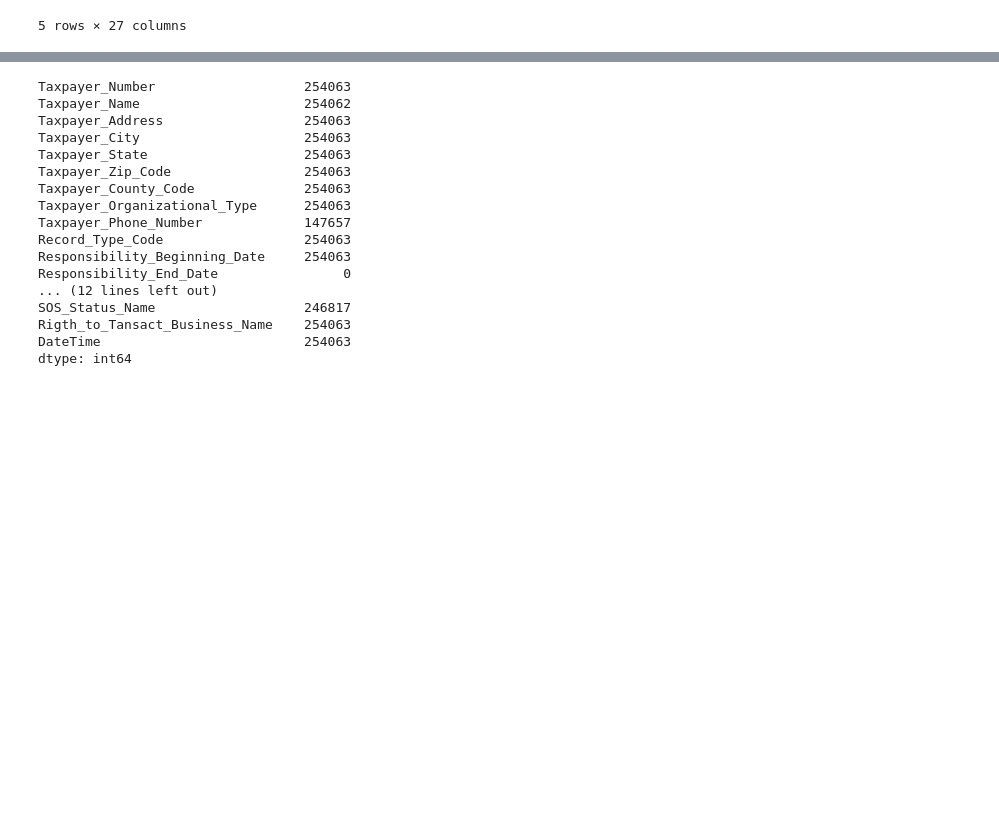
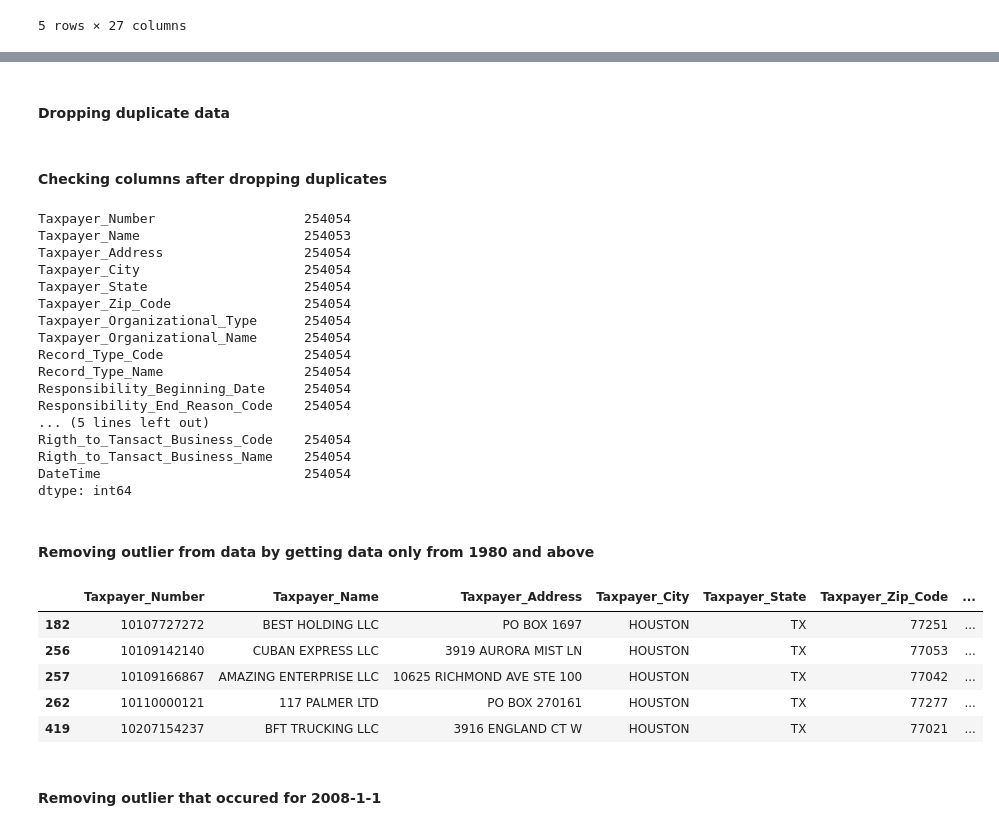
Before and after one commit to jmitterh/Project_3_Potential_Marketing, a Jupyter notebook: CRE_Marketing_Data/HoustonData.ipynb, the cells around one changed output, grey strips where cells are left out. Saved outputs shown, nothing was run; the diff lists cells and outputs as text; code cells hidden in the pictures; blank space fills up the shorter version.

```diff
--- a/CRE_Marketing_Data/HoustonData.ipynb
+++ b/CRE_Marketing_Data/HoustonData.ipynb
@@ -153,7 +86,7 @@ df_sales_tax_info_date.to_csv(formattedData, index = False)
 # %% [markdown]
 ## FTACT
 # %%
-df_franchise_tax_info = pdsql.read_sql("SELECT * FROM  franchise_tax_info WHERE Taxpayer_City = 'HOUSTON';",engine)
+df_franchise_tax_info = pdsql.read_sql("SELECT * FROM  franchise_tax_info WHERE Taxpayer_City = 'HOUSTON'AND Taxpayer_State = 'TX';",engine)
 df_franchise_tax_info.head()
 # %% [output]
 |  | Taxpayer_Number | Taxpayer_Name | Taxpayer_Address | Taxpayer_City | Taxpayer_State | Taxpayer_Zip_Code | ... |
@@ -193,25 +130,44 @@ df_franchise_tax_info.head()
 | 2 | 10105483688 | CYPRESS CREEK PERSONNEL SERVICES,... | 13131 CHAMPIONS DR STE 202 | HOUSTON | TX | 77069 | ... |
 | 3 | 10105495120 | LIL IKES, INC. | 7110 AVENUE C | HOUSTON | TX | 77011 | ... |
 | 4 | 10105517915 | WOOD GROUP USA, INC. | 17325 PARK ROW | HOUSTON | TX | 77084 | ... |
+# %% [markdown]
+#### Dropping duplicate data
 # %%
 df_franchise_tax_info = df_franchise_tax_info.drop_duplicates(subset='Taxpayer_Number', keep='first')
+# %% [markdown]
+#### Checking columns after dropping duplicates
 # %%
 df_franchise_tax_info.count()
 # %% [output]
-Taxpayer_Number                   254063
-Taxpayer_Name                     254062
-Taxpayer_Address                  254063
-Taxpayer_City                     254063
-Taxpayer_State                    254063
-Taxpayer_Zip_Code                 254063
-Taxpayer_County_Code              254063
-Taxpayer_Organizational_Type      254063
-Taxpayer_Phone_Number             147657
-Record_Type_Code                  254063
-Responsibility_Beginning_Date     254063
-Responsibility_End_Date                0
-... (12 lines left out)
-SOS_Status_Name                   246817
-Rigth_to_Tansact_Business_Name    254063
-DateTime                          254063
+Taxpayer_Number                   254054
+Taxpayer_Name                     254053
+Taxpayer_Address                  254054
+Taxpayer_City                     254054
+Taxpayer_State                    254054
+Taxpayer_Zip_Code                 254054
+Taxpayer_Organizational_Type      254054
+Taxpayer_Organizational_Name      254054
+Record_Type_Code                  254054
+Record_Type_Name                  254054
+Responsibility_Beginning_Date     254054
+Responsibility_End_Reason_Code    254054
+... (5 lines left out)
+Rigth_to_Tansact_Business_Code    254054
+Rigth_to_Tansact_Business_Name    254054
+DateTime                          254054
 dtype: int64
+# %% [markdown]
+#### Removing outlier from data by getting data only from 1980 and above
+# %%
+df_franchise_tax_info= df_franchise_tax_info[df_franchise_tax_info['Responsibility_Beginning_Date']>='1980-1-1']
+df_franchise_tax_info.sort_values(by=['Responsibility_Beginning_Date'])
+df_franchise_tax_info.head()
+# %% [output]
+|  | Taxpayer_Number | Taxpayer_Name | Taxpayer_Address | Taxpayer_City | Taxpayer_State | Taxpayer_Zip_Code | ... |
+| 182 | 10107727272 | BEST HOLDING LLC | PO BOX 1697 | HOUSTON | TX | 77251 | ... |
+| 256 | 10109142140 | CUBAN EXPRESS LLC | 3919 AURORA MIST LN | HOUSTON | TX | 77053 | ... |
+| 257 | 10109166867 | AMAZING ENTERPRISE LLC | 10625 RICHMOND AVE STE 100 | HOUSTON | TX | 77042 | ... |
+| 262 | 10110000121 | 117 PALMER LTD | PO BOX 270161 | HOUSTON | TX | 77277 | ... |
+| 419 | 10207154237 | BFT TRUCKING LLC | 3916 ENGLAND CT W | HOUSTON | TX | 77021 | ... |
+# %% [markdown]
+#### Removing outlier that occured for 2008-1-1
```
Also changed, not shown: parts of 32 cells of this notebook, 2 other files.
